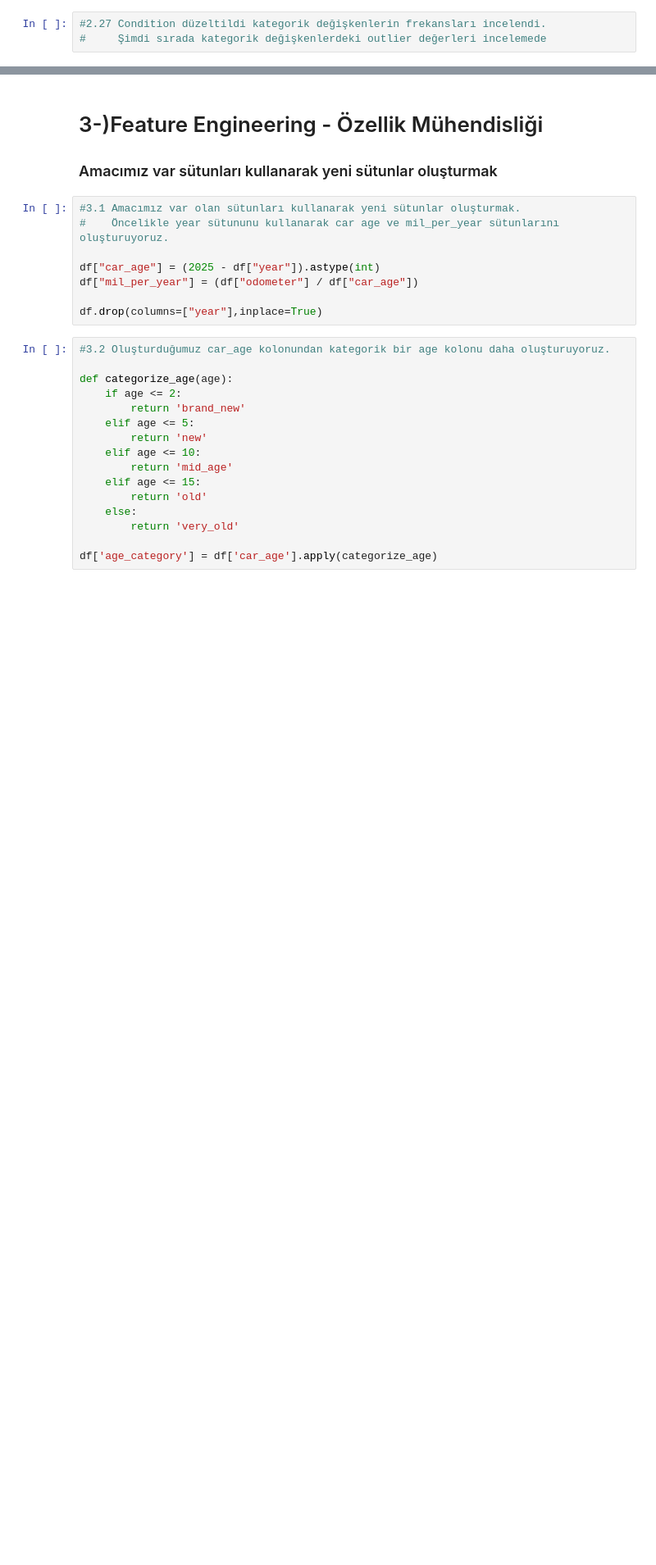
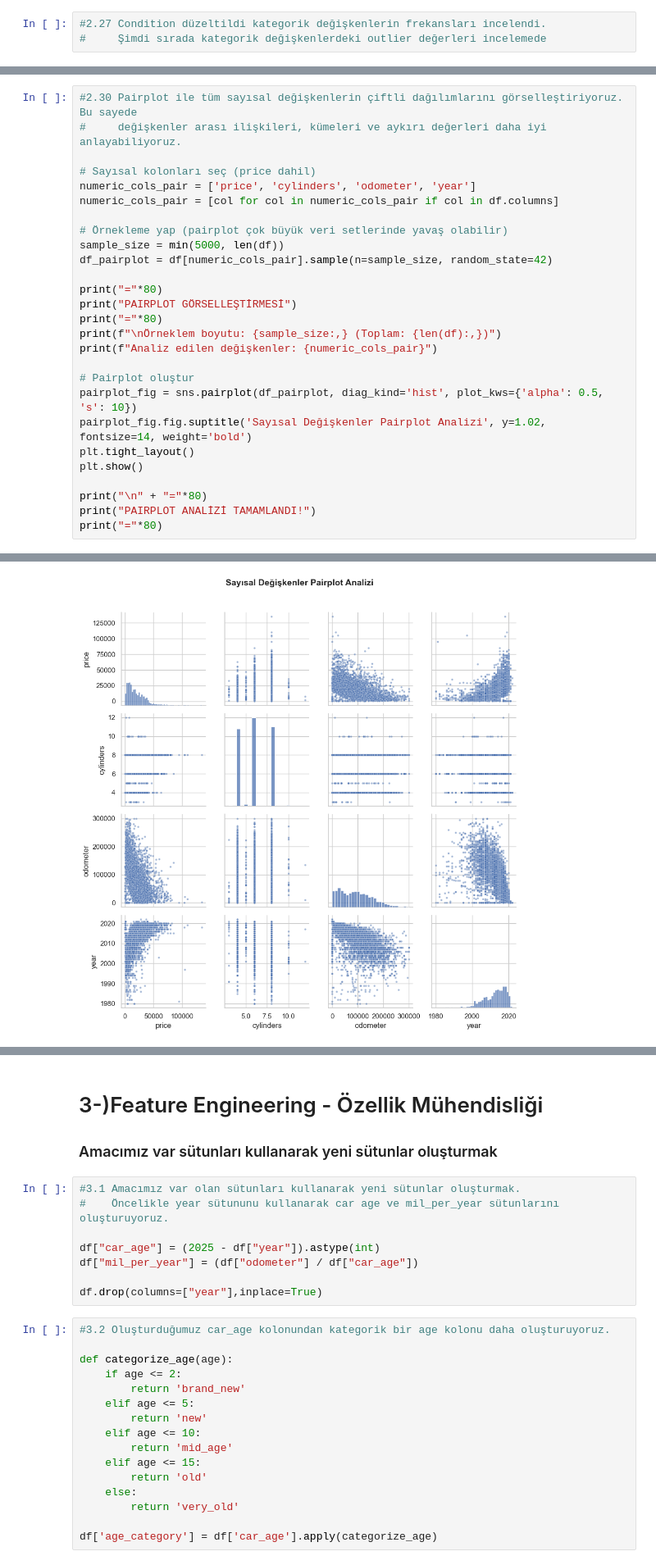
Before and after one commit to AhmetBugraKaplan/CarRecommendationSystem, a Jupyter notebook: RegressionModel/CarPricePredictionProject.ipynb, the cells around one changed output, grey strips where cells are left out. Shown at 82% size. Drawn from its saved outputs; the diff is of its cells as text; blank space fills up the shorter version.

```diff
--- a/RegressionModel/CarPricePredictionProject.ipynb
+++ b/RegressionModel/CarPricePredictionProject.ipynb
@@ -1312,0 +1601,28 @@ df.info()
+# %%
+#2.30 Pairplot ile tüm sayısal değişkenlerin çiftli dağılımlarını görselleştiriyoruz. Bu sayede
+#     değişkenler arası ilişkileri, kümeleri ve aykırı değerleri daha iyi anlayabiliyoruz.
+
+# Sayısal kolonları seç (price dahil)
+numeric_cols_pair = ['price', 'cylinders', 'odometer', 'year']
+numeric_cols_pair = [col for col in numeric_cols_pair if col in df.columns]
+
+# Örnekleme yap (pairplot çok büyük veri setlerinde yavaş olabilir)
+sample_size = min(5000, len(df))
+df_pairplot = df[numeric_cols_pair].sample(n=sample_size, random_state=42)
+
+print("="*80)
+print("PAIRPLOT GÖRSELLEŞTİRMESİ")
+print("="*80)
+print(f"\nÖrneklem boyutu: {sample_size:,} (Toplam: {len(df):,})")
+print(f"Analiz edilen değişkenler: {numeric_cols_pair}")
+
+# Pairplot oluştur
+pairplot_fig = sns.pairplot(df_pairplot, diag_kind='hist', plot_kws={'alpha': 0.5, 's': 10})
+pairplot_fig.fig.suptitle('Sayısal Değişkenler Pairplot Analizi', y=1.02, fontsize=14, weight='bold')
+plt.tight_layout()
+plt.show()
+
+print("\n" + "="*80)
+print("PAIRPLOT ANALİZİ TAMAMLANDI!")
+print("="*80)
+# %% [output]
@@ -1312,0 +1635 @@ df.info()
+[figure, added]
```
Also changed, not shown: parts of 35 cells of this notebook.
